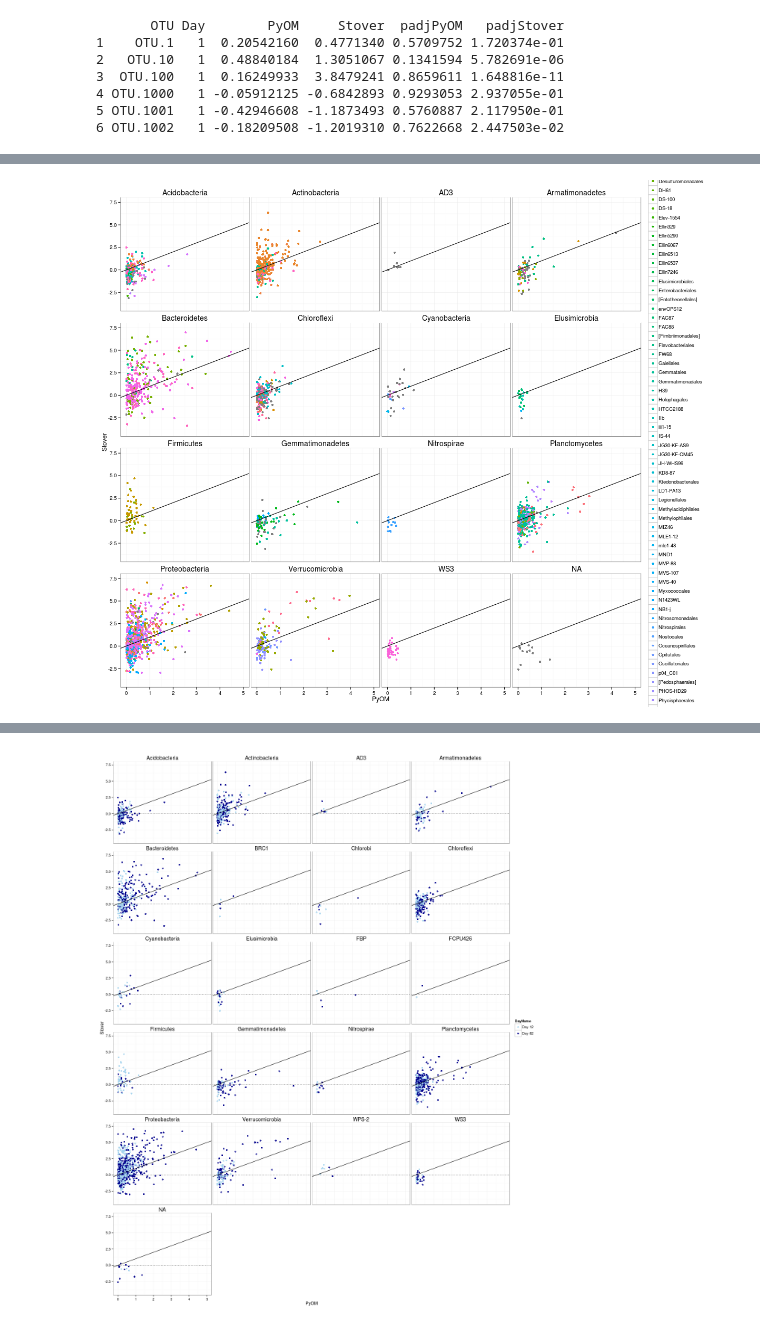
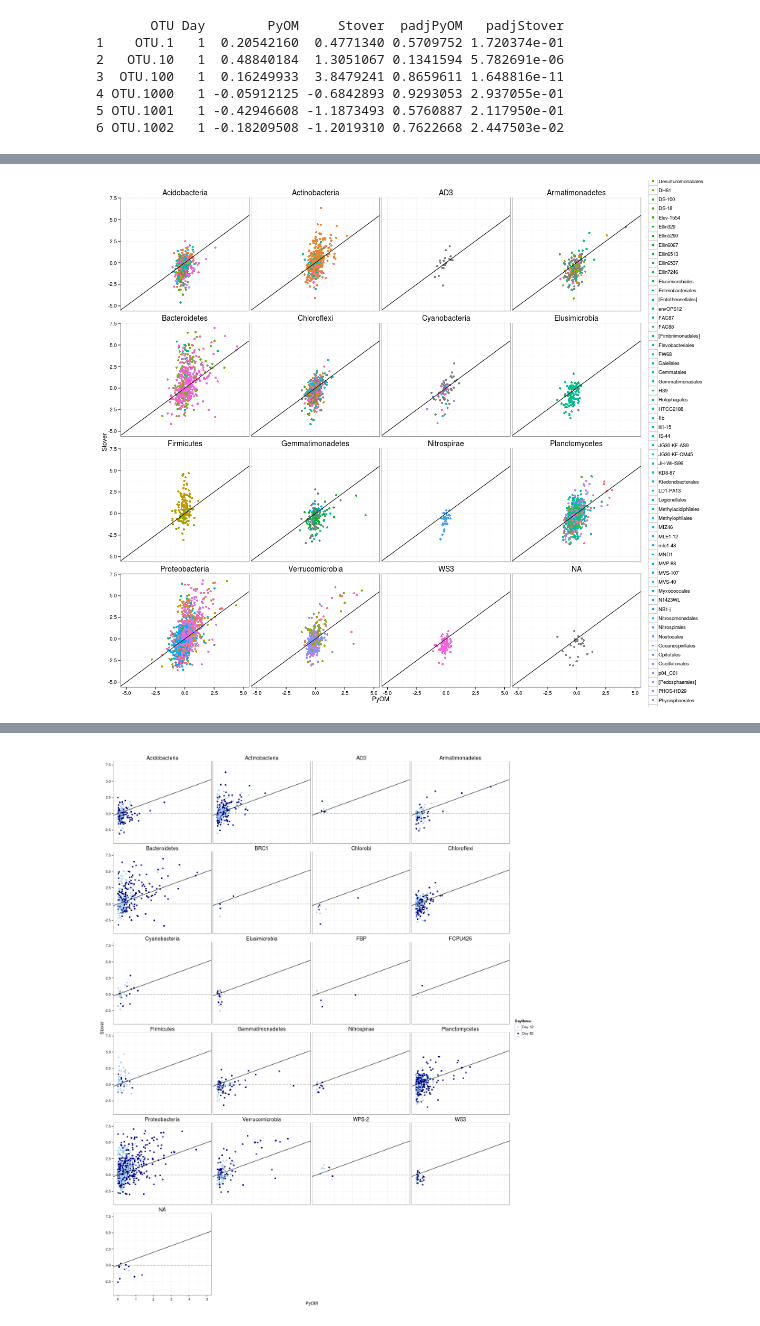
Before and after one commit to TheaWhitman/PyOM, a Jupyter notebook: manuscript_figures/Log2-fold_change_plots.ipynb, the cells around one changed output, grey strips where cells are left out. Cells and saved outputs as stored; diff of their text form; code cells hidden in the pictures.

```diff
--- a/manuscript_figures/Log2-fold_change_plots.ipynb
+++ b/manuscript_figures/Log2-fold_change_plots.ipynb
@@ -166,29 +166,29 @@ remove<-sums$taxonomy.Phylum[sums$sum<=10]
 # %%
 %%R -h 1000 -w 1200
 #p = ggplot(d.plot, aes(x = `1`, y =`2`))
 D <- d.narm.tax
 mintaxa<-20
 sums<-ddply(D,"taxonomy.Phylum",summarize,sum=length(taxonomy.Phylum))
 remove<-sums$taxonomy.Phylum[sums$sum<=mintaxa]
 D2<-D[!(D$taxonomy.Phylum %in% remove),]
 D2$taxonomy.Phylum<-factor(D2$taxonomy.Phylum)
 # Removing the rare phyla
 
 D2$DayName = ifelse(D2$Day==1,"Day 12",ifelse(D2$Day==2,"Day 82","Day 1"))
 p = ggplot(D2, aes(x = PyOM, y =Stover, color=taxonomy.Order))
 p = p + geom_point()
 p = p + geom_abline(slope = 1, intercept = 0)
 # p = p + geom_abline(x=2)
 # p = p + stat_smooth(method = "lm")
 p = p + facet_wrap(~taxonomy.Phylum, ncol=4)
-p = p + scale_x_continuous(limits = c(0, 5)) + scale_y_continuous(limits = c(-4, 7.5))
+p = p + scale_x_continuous(limits = c(-5, 5)) + scale_y_continuous(limits = c(-5, 7))
 p = p + theme_bw() +
   theme(
     plot.background = element_blank()
    #,panel.grid.major = element_blank()
    #,panel.grid.minor = element_blank()
   ) +
   theme(strip.text.x = element_text(size=14), strip.background = element_rect(colour="white", fill="white"))
 p
 # %% [output]
-[figure, old version]
+[figure, new version]
```
Also changed, not shown: parts of 5 cells of this notebook.
